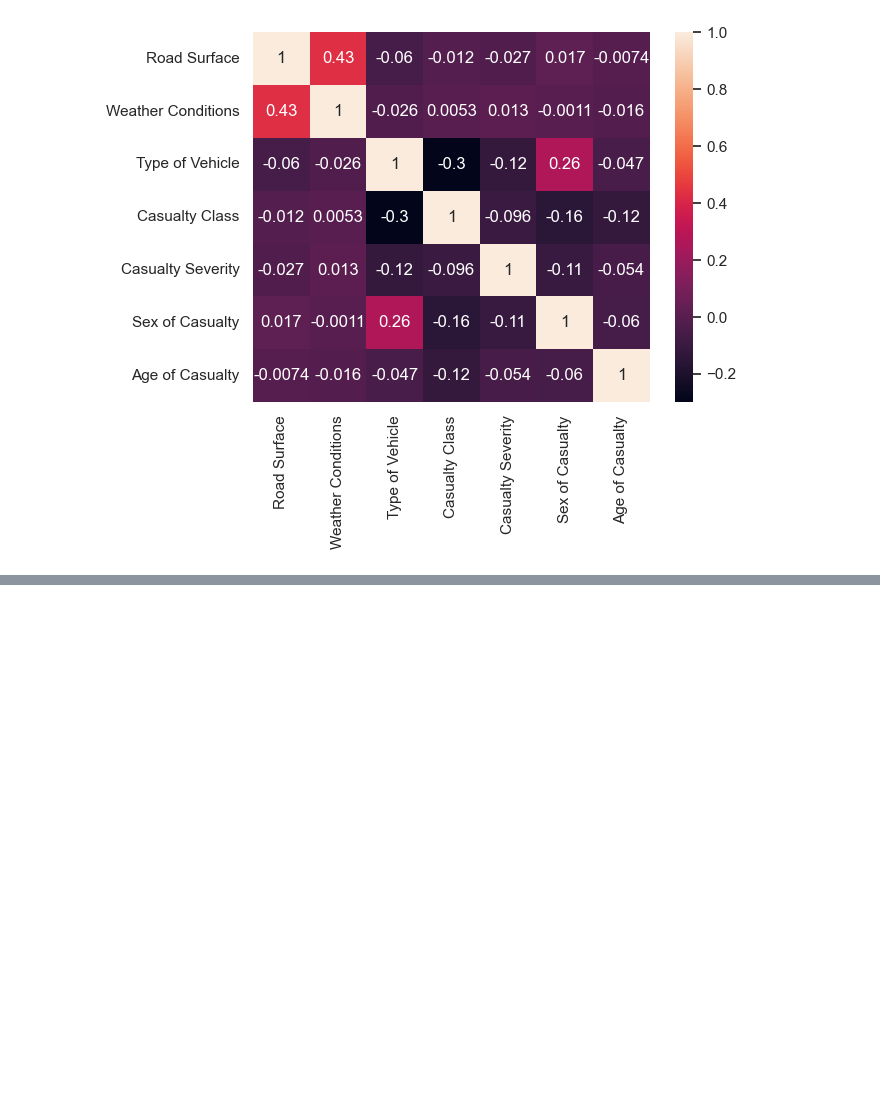
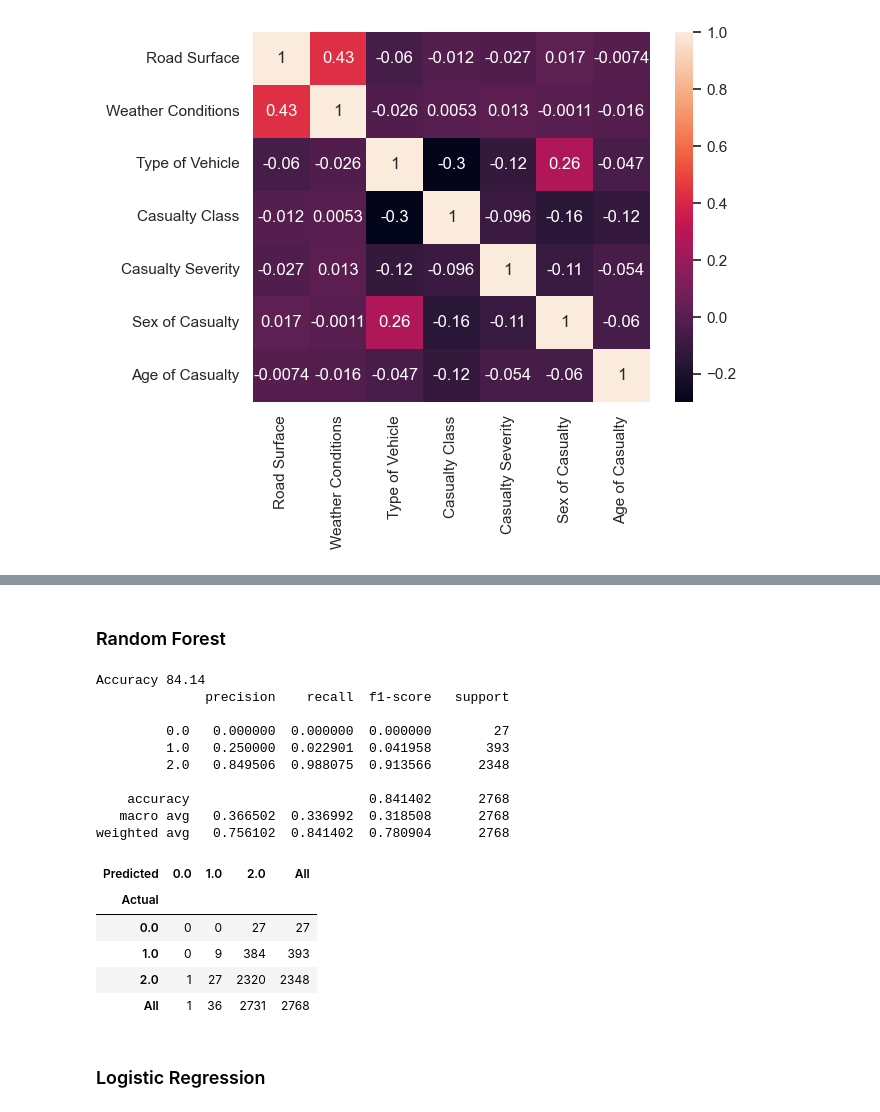
Before and after one commit to laitoanthang/KHDL-PythonForDS, a Jupyter notebook: Modeling.ipynb, the cells around one changed output, grey strips where cells are left out. Saved outputs shown, nothing was run; the diff lists cells and outputs as text; code cells hidden in the pictures; blank space fills up the shorter version.

```diff
--- a/Modeling.ipynb
+++ b/Modeling.ipynb
@@ -196,0 +237,35 @@ Phân tích
+# %% [markdown]
+### Random Forest
+# %%
+random_forest = RandomForestClassifier(n_estimators=200)
+random_forest.fit(X_train,y_train)
+Y_pred = random_forest.predict(X_test)
+random_forest.score(X_test, y_test)
+acc_random_forest1 = round(random_forest.score(X_test, y_test) * 100, 2)
+
+sk_report = classification_report(
+	digits=6,
+	y_true=y_test,
+	y_pred=Y_pred)
+print("Accuracy" , acc_random_forest1)
+print(sk_report)
+pd.crosstab(y_test, Y_pred, rownames=['Actual'], colnames=['Predicted'], margins=True)
+# %% [output]
+Accuracy 84.14
+              precision    recall  f1-score   support
+
+         0.0   0.000000  0.000000  0.000000        27
+         1.0   0.250000  0.022901  0.041958       393
+         2.0   0.849506  0.988075  0.913566      2348
+
+    accuracy                       0.841402      2768
+   macro avg   0.366502  0.336992  0.318508      2768
+weighted avg   0.756102  0.841402  0.780904      2768
+| Predicted | 0.0 | 1.0 | 2.0 | All |
+| Actual |  |  |  |  |
+| 0.0 | 0 | 0 | 27 | 27 |
+| 1.0 | 0 | 9 | 384 | 393 |
+| 2.0 | 1 | 27 | 2320 | 2348 |
+| All | 1 | 36 | 2731 | 2768 |
+# %% [markdown]
+### Logistic Regression
```
Also changed, not shown: parts of 33 cells of this notebook.
